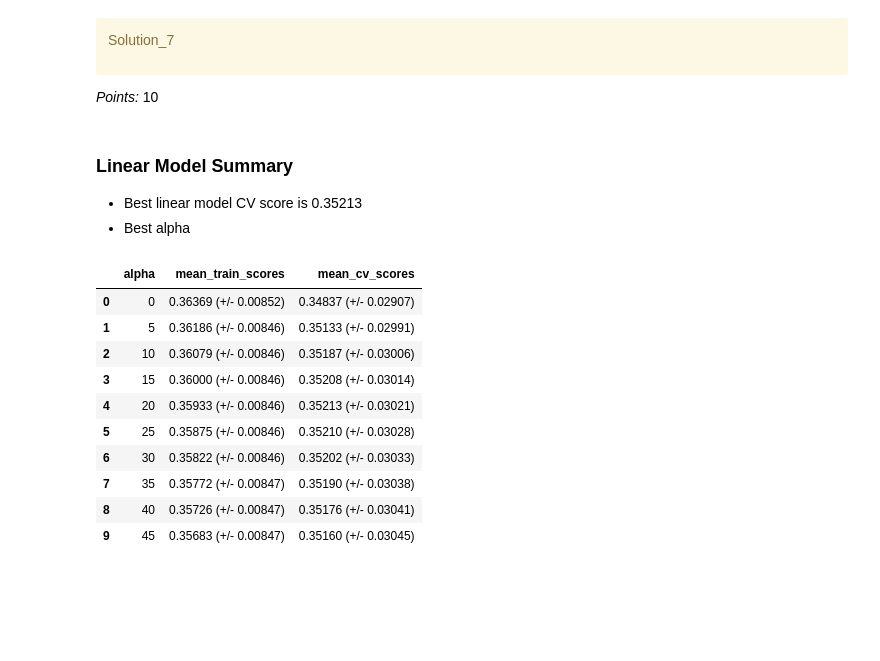
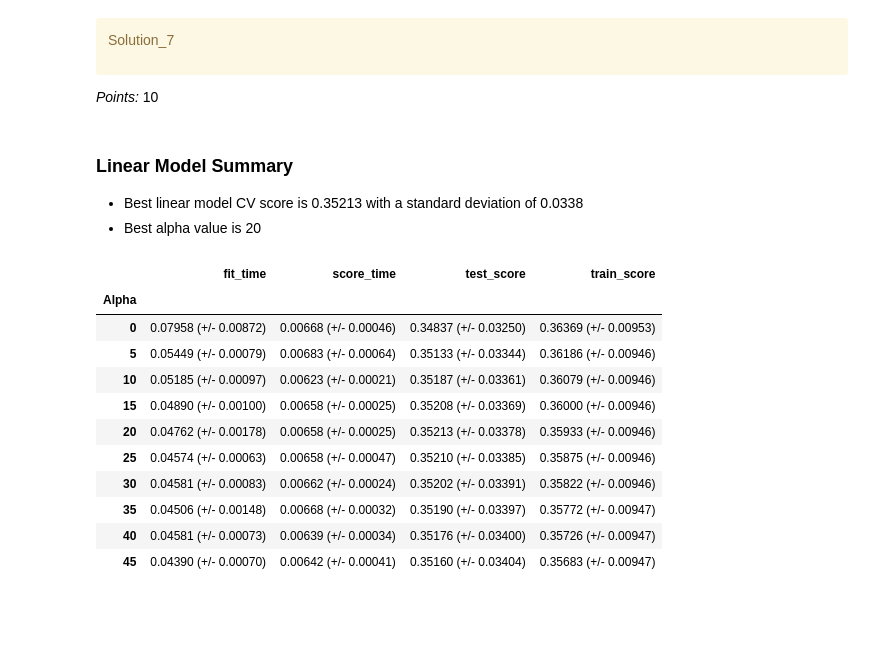
Before and after one commit to cheuyin/cpsc330-hw5, a Jupyter notebook: hw5.ipynb, the cells around one changed output. Cells and saved outputs as stored; diff of their text form; code cells hidden in the pictures.

```diff
--- a/hw5.ipynb
+++ b/hw5.ipynb
@@ -444,32 +478,4 @@ _Points:_ 10
 # %% [markdown]
 ### Linear Model Summary
-- Best linear model CV score is 0.35213
-- Best alpha
+- Best linear model CV score is 0.35213 with a standard deviation of 0.0338
+- Best alpha value is 20
-# %%
-from sklearn.linear_model import Ridge
-
-scores_dict = {
-    "alpha": np.arange(0, 50, 5),
-    "mean_train_scores": list(),
-    "mean_cv_scores": list()
-}
-
-for alpha in scores_dict['alpha']:
-    pipe_ridge = make_pipeline(ct, Ridge(alpha=alpha))
-    scores = cross_validate(pipe_ridge, X_train, y_train, return_train_score=True)
-    scores_dict['mean_train_scores'].append(f"{scores['train_score'].mean():.5f} (+/- {scores['train_score'].std():.5f})")
-    scores_dict['mean_cv_scores'].append(f"{scores['test_score'].mean():.5f} (+/- {scores['test_score'].std():.5f})")
-
-pd.DataFrame(scores_dict)
-# %% [output]
-|  | alpha | mean_train_scores | mean_cv_scores |
-| 0 | 0 | 0.36369 (+/- 0.00852) | 0.34837 (+/- 0.02907) |
-| 1 | 5 | 0.36186 (+/- 0.00846) | 0.35133 (+/- 0.02991) |
-| 2 | 10 | 0.36079 (+/- 0.00846) | 0.35187 (+/- 0.03006) |
-| 3 | 15 | 0.36000 (+/- 0.00846) | 0.35208 (+/- 0.03014) |
-| 4 | 20 | 0.35933 (+/- 0.00846) | 0.35213 (+/- 0.03021) |
-| 5 | 25 | 0.35875 (+/- 0.00846) | 0.35210 (+/- 0.03028) |
-| 6 | 30 | 0.35822 (+/- 0.00846) | 0.35202 (+/- 0.03033) |
-| 7 | 35 | 0.35772 (+/- 0.00847) | 0.35190 (+/- 0.03038) |
-| 8 | 40 | 0.35726 (+/- 0.00847) | 0.35176 (+/- 0.03041) |
-| 9 | 45 | 0.35683 (+/- 0.00847) | 0.35160 (+/- 0.03045) |
@@ -482,3 +482,30 @@ pd.DataFrame(scores_dict)
+# %%
+from sklearn.linear_model import Ridge
+
+linear_model_results = {}
+
+for alpha in np.arange(0, 50, 5):
+    pipe_line = make_pipeline(ct, Ridge(alpha=alpha))
+    result = mean_std_cross_val_scores(pipe_line, X_train, y_train, return_train_score=True)
+    linear_model_results[alpha] = result
+
+linear_model_results_df = pd.DataFrame(linear_model_results).T
+linear_model_results_df.index.name = "Alpha"
+
+linear_model_results_df
+# %% [output]
+|  | fit_time | score_time | test_score | train_score |
+| Alpha |  |  |  |  |
+| 0 | 0.07958 (+/- 0.00872) | 0.00668 (+/- 0.00046) | 0.34837 (+/- 0.03250) | 0.36369 (+/- 0.00953) |
+| 5 | 0.05449 (+/- 0.00079) | 0.00683 (+/- 0.00064) | 0.35133 (+/- 0.03344) | 0.36186 (+/- 0.00946) |
+| 10 | 0.05185 (+/- 0.00097) | 0.00623 (+/- 0.00021) | 0.35187 (+/- 0.03361) | 0.36079 (+/- 0.00946) |
+| 15 | 0.04890 (+/- 0.00100) | 0.00658 (+/- 0.00025) | 0.35208 (+/- 0.03369) | 0.36000 (+/- 0.00946) |
+| 20 | 0.04762 (+/- 0.00178) | 0.00658 (+/- 0.00025) | 0.35213 (+/- 0.03378) | 0.35933 (+/- 0.00946) |
+| 25 | 0.04574 (+/- 0.00063) | 0.00658 (+/- 0.00047) | 0.35210 (+/- 0.03385) | 0.35875 (+/- 0.00946) |
+| 30 | 0.04581 (+/- 0.00083) | 0.00662 (+/- 0.00024) | 0.35202 (+/- 0.03391) | 0.35822 (+/- 0.00946) |
+| 35 | 0.04506 (+/- 0.00148) | 0.00668 (+/- 0.00032) | 0.35190 (+/- 0.03397) | 0.35772 (+/- 0.00947) |
+| 40 | 0.04581 (+/- 0.00073) | 0.00639 (+/- 0.00034) | 0.35176 (+/- 0.03400) | 0.35726 (+/- 0.00947) |
+| 45 | 0.04390 (+/- 0.00070) | 0.00642 (+/- 0.00041) | 0.35160 (+/- 0.03404) | 0.35683 (+/- 0.00947) |
 # %% [markdown]
 <!-- END QUESTION -->
 
```
Also changed, not shown: parts of 50 cells of this notebook, 1 other file.
